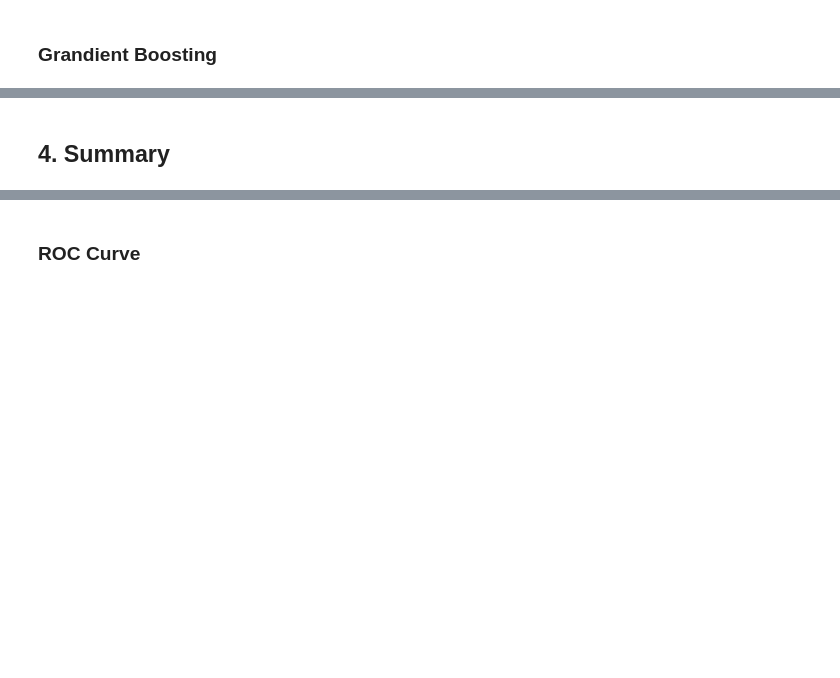
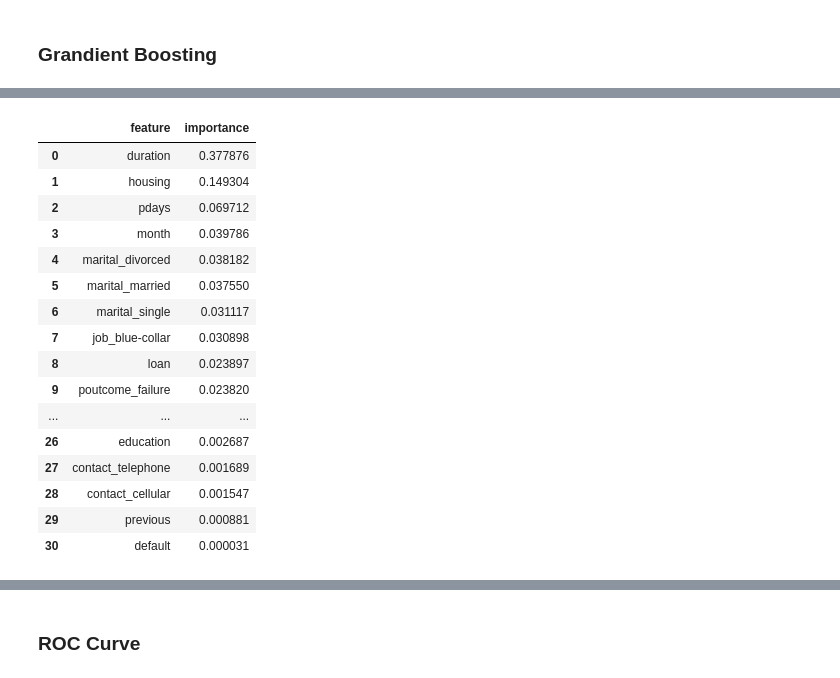
Before and after one commit to bowcai/bank-analysis, a Jupyter notebook: DSA5101_MLProject_Impute.ipynb, the cells around one changed output, grey strips where cells are left out. Saved outputs shown, nothing was run; the diff lists cells and outputs as text; code cells hidden in the pictures; blank space fills up the shorter version.

```diff
--- a/DSA5101_MLProject.ipynb
+++ b/DSA5101_MLProject_Impute.ipynb
@@ -733,7 +752,7 @@ params_gb = {'subsample': [0.8, 1.0],
              'max_depth': [3, 4]}
 clf_gb = GridSearchCV(GradientBoostingClassifier(n_estimators=300, learning_rate=0.1,
                                                  random_state=1012),
-                      params_gb, cv=5, n_jobs=-1, scoring='f1_weighted')
+                      params_gb, cv=5, n_jobs=-1, scoring=MCC_scorer)
 # %%
 clf_gb.fit(X_train_sm, y_train_sm)
 # %% [output]
@@ -768,2 +792,22 @@ MCC of Gradient Boosting: 0.4963
-# %% [markdown]
-## 4. Summary
+# %%
+# Get the feature importance from grandient boosting classifier
+pd.DataFrame({'feature': col_features, 'importance': clf_gb.best_estimator_.feature_importances_})\
+    .sort_values('importance', ascending=False).reset_index(drop=True)
+# %% [output]
+|  | feature | importance |
+| 0 | duration | 0.377876 |
+| 1 | housing | 0.149304 |
+| 2 | pdays | 0.069712 |
+| 3 | month | 0.039786 |
+| 4 | marital_divorced | 0.038182 |
+| 5 | marital_married | 0.037550 |
+| 6 | marital_single | 0.031117 |
+| 7 | job_blue-collar | 0.030898 |
+| 8 | loan | 0.023897 |
+| 9 | poutcome_failure | 0.023820 |
+| ... | ... | ... |
+| 26 | education | 0.002687 |
+| 27 | contact_telephone | 0.001689 |
+| 28 | contact_cellular | 0.001547 |
+| 29 | previous | 0.000881 |
+| 30 | default | 0.000031 |
```
Also changed, not shown: parts of 49 cells of this notebook.
